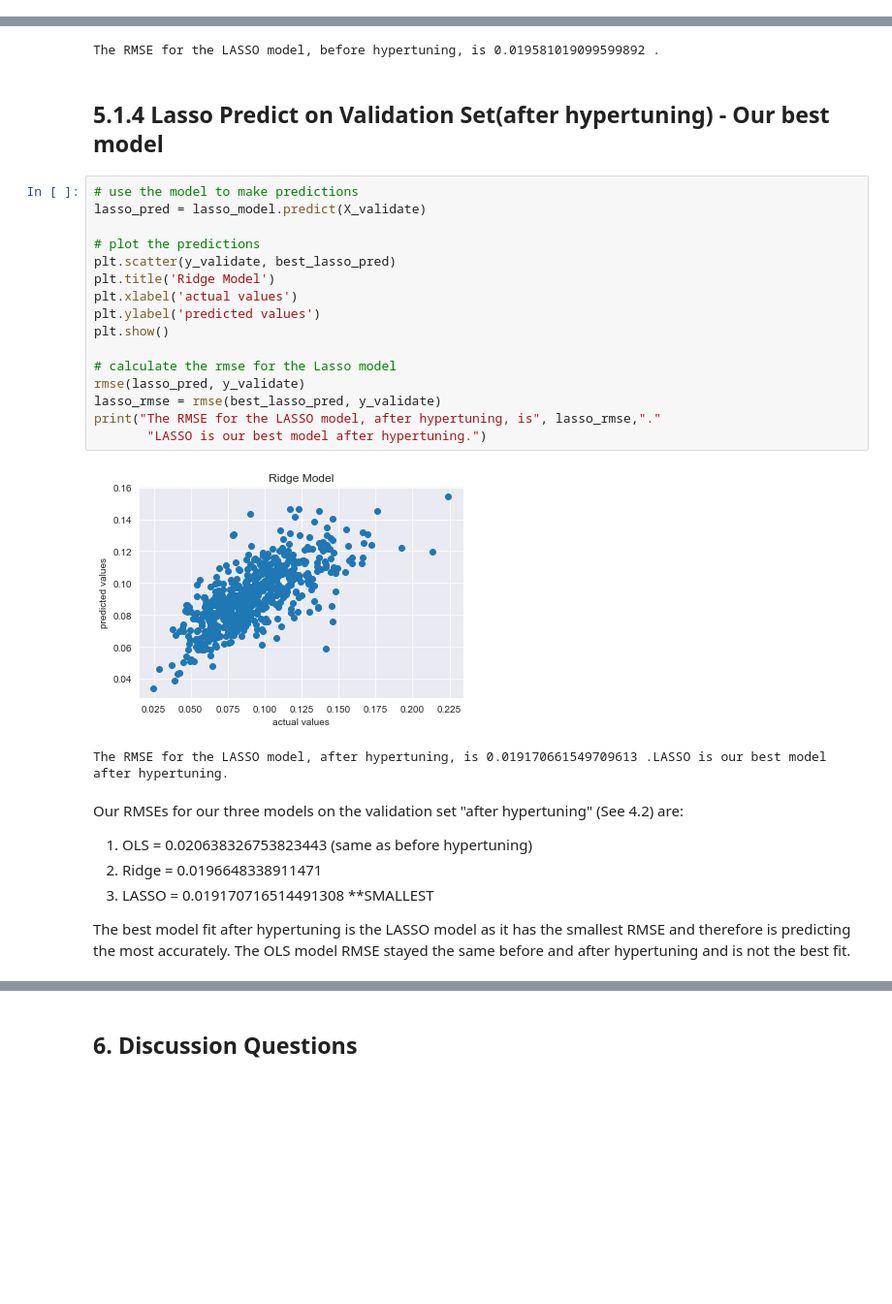
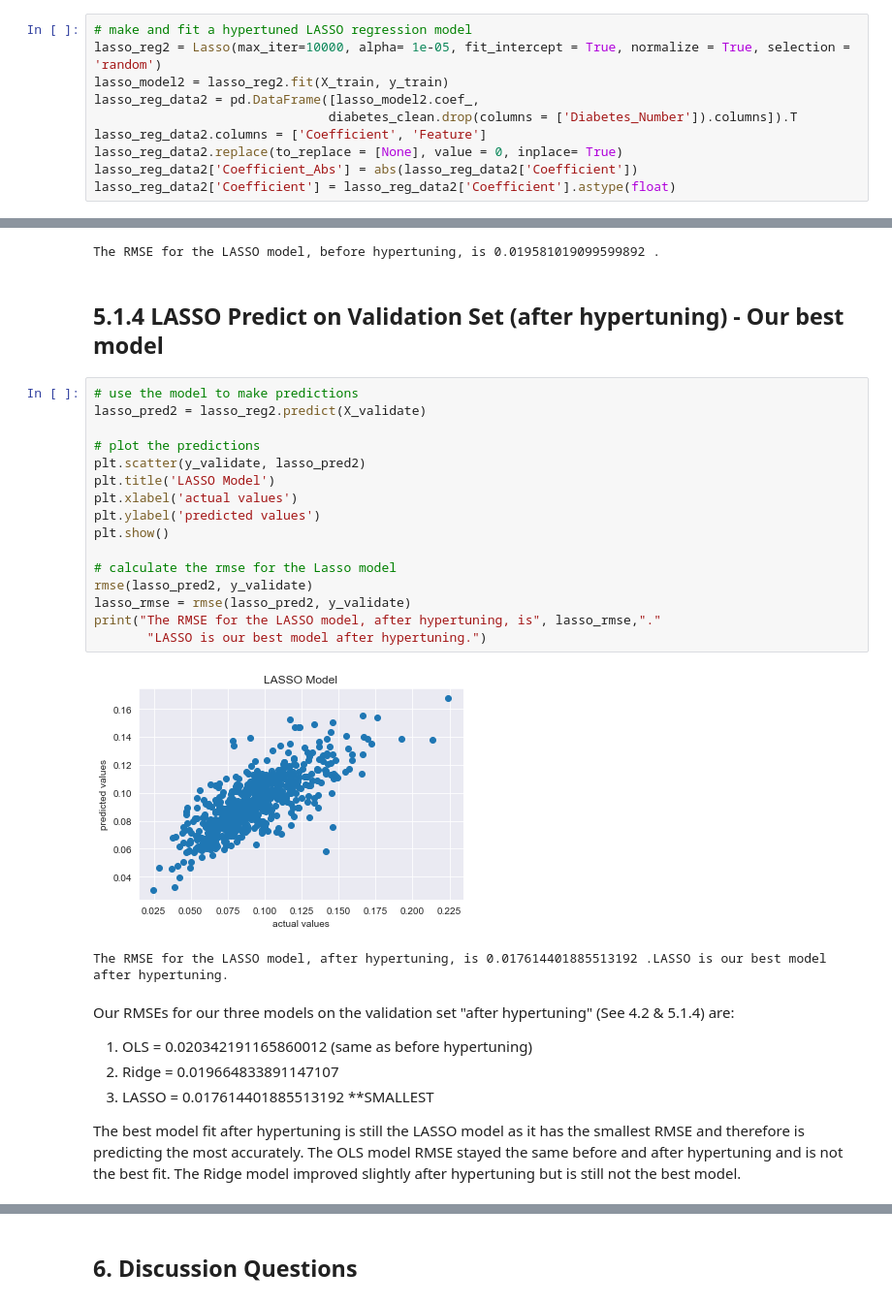
Before and after one commit to aramburoc/CSS_Project2_Group1, a Jupyter notebook: Project 2 Students_mj_1021.ipynb, the cells around one changed output, grey strips where cells are left out. Shown at 97% size. Cells and saved outputs as stored; diff of their text form; blank space fills up the shorter version.

```diff
--- a/Project 2 Students_mj_1021.ipynb
+++ b/Project 2 Students_mj_1021.ipynb
@@ -651,0 +666,10 @@ Validation RMSE 0.019170661549709613
+# %%
+# make and fit a hypertuned LASSO regression model
+lasso_reg2 = Lasso(max_iter=10000, alpha= 1e-05, fit_intercept = True, normalize = True, selection = 'random')
+lasso_model2 = lasso_reg2.fit(X_train, y_train)
+lasso_reg_data2 = pd.DataFrame([lasso_model2.coef_,
+                               diabetes_clean.drop(columns = ['Diabetes_Number']).columns]).T
+lasso_reg_data2.columns = ['Coefficient', 'Feature']
+lasso_reg_data2.replace(to_replace = [None], value = 0, inplace= True)
+lasso_reg_data2['Coefficient_Abs'] = abs(lasso_reg_data2['Coefficient'])
+lasso_reg_data2['Coefficient'] = lasso_reg_data2['Coefficient'].astype(float)
@@ -728,31 +760,31 @@ print("The RMSE for the LASSO model, before hypertuning, is", lasso_rmse,".")
 [figure]
 The RMSE for the LASSO model, before hypertuning, is 0.019581019099599892 .
 # %% [markdown]
-## 5.1.4 Lasso Predict on Validation Set(after hypertuning) - Our best model
+## 5.1.4 LASSO Predict on Validation Set (after hypertuning) - Our best model
 # %%
 # use the model to make predictions
-lasso_pred = lasso_model.predict(X_validate)
+lasso_pred2 = lasso_reg2.predict(X_validate)
 
 # plot the predictions
-plt.scatter(y_validate, best_lasso_pred)
-plt.title('Ridge Model')
+plt.scatter(y_validate, lasso_pred2)
+plt.title('LASSO Model')
 plt.xlabel('actual values')
 plt.ylabel('predicted values')
 plt.show()
 
 # calculate the rmse for the Lasso model
-rmse(lasso_pred, y_validate)
-lasso_rmse = rmse(best_lasso_pred, y_validate)
+rmse(lasso_pred2, y_validate)
+lasso_rmse = rmse(lasso_pred2, y_validate)
 print("The RMSE for the LASSO model, after hypertuning, is", lasso_rmse,"."
        "LASSO is our best model after hypertuning.")
 # %% [output]
-[figure, old version]
+[figure, new version]
-The RMSE for the LASSO model, after hypertuning, is 0.019170661549709613 .LASSO is our best model after hypertuning.
+The RMSE for the LASSO model, after hypertuning, is 0.017614401885513192 .LASSO is our best model after hypertuning.
 # %% [markdown]
-Our RMSEs for our three models on the validation set "after hypertuning" (See 4.2) are:
-1. OLS = 0.020638326753823443 (same as before hypertuning)
-2. Ridge = 0.0196648338911471
-3. LASSO = 0.019170716514491308 **SMALLEST
+Our RMSEs for our three models on the validation set "after hypertuning" (See 4.2 & 5.1.4) are:
+1. OLS = 0.020342191165860012 (same as before hypertuning)
+2. Ridge = 0.019664833891147107
+3. LASSO = 0.017614401885513192 **SMALLEST
 
-The best model fit after hypertuning is the LASSO model as it has the smallest RMSE and therefore is predicting the most accurately. The OLS model RMSE stayed the same before and after hypertuning and is not the best fit.
+The best model fit after hypertuning is still the LASSO model as it has the smallest RMSE and therefore is predicting the most accurately. The OLS model RMSE stayed the same before and after hypertuning and is not the best fit. The Ridge model improved slightly after hypertuning but is still not the best model.
 # %% [markdown]
```
Also changed, not shown: parts of 45 cells of this notebook.
